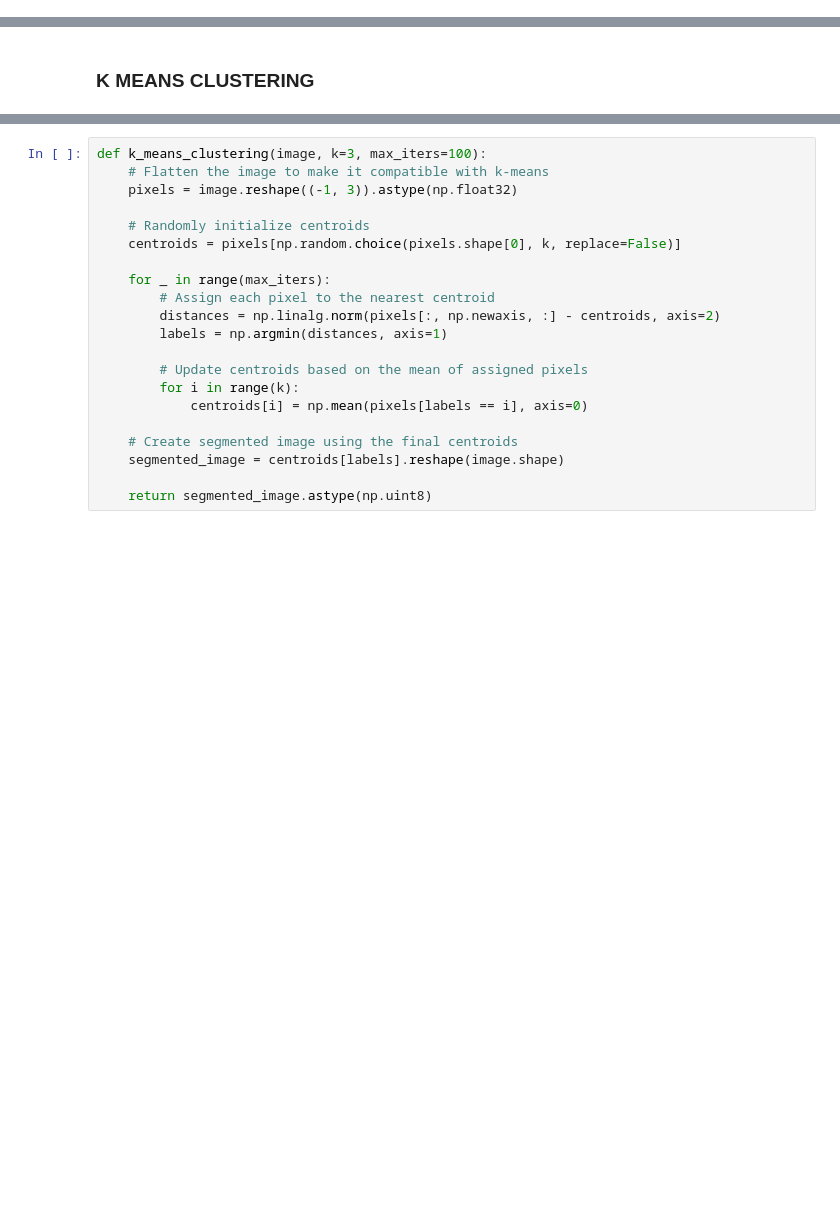
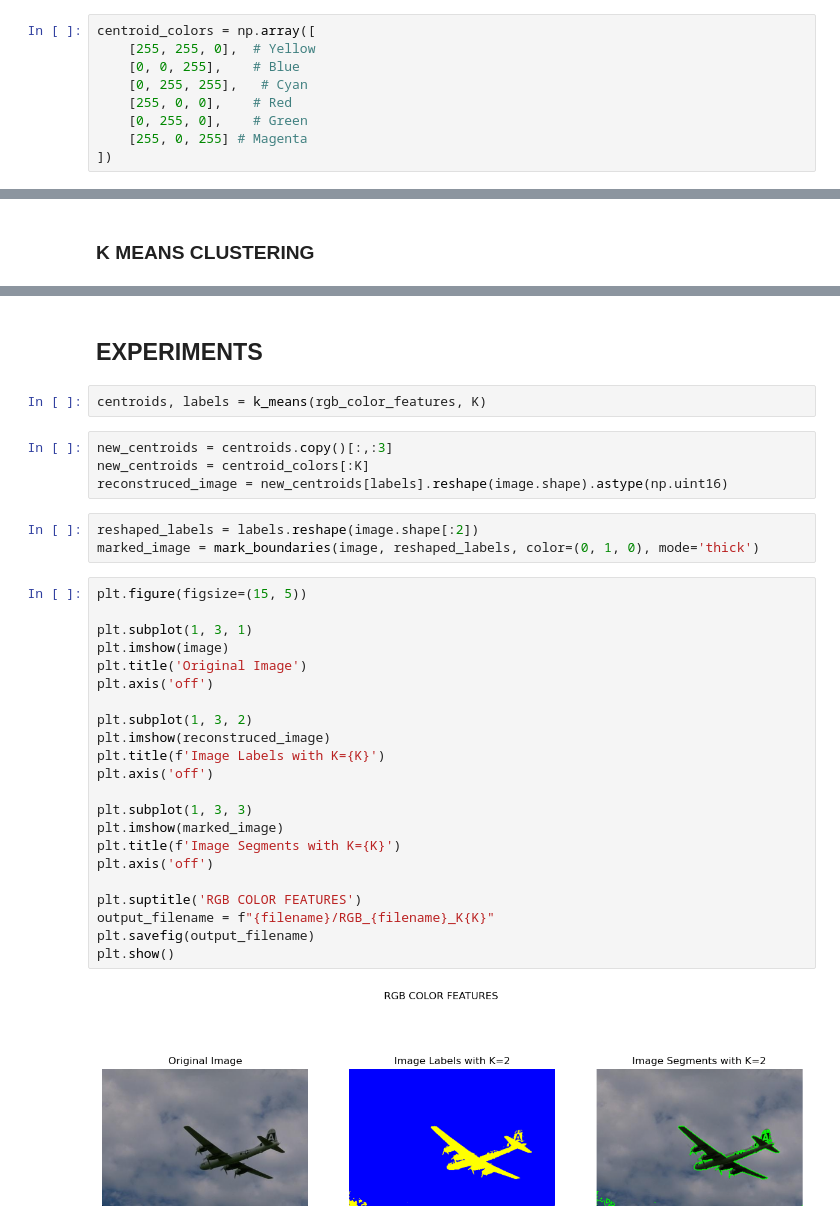
Before and after one commit to MalkocHasan/Image-Processing, a Jupyter notebook: Image Segmentation/main.ipynb, the cells around one changed output, grey strips where cells are left out. Saved outputs shown, nothing was run; the diff lists cells and outputs as text; blank space fills up the shorter version.

```diff
--- a/Image Segmentation/main.ipynb
+++ b/Image Segmentation/main.ipynb
@@ -20,3 +23,12 @@ plt.show()
+# %%
+centroid_colors = np.array([
+    [255, 255, 0],  # Yellow
+    [0, 0, 255],    # Blue
+    [0, 255, 255],   # Cyan
+    [255, 0, 0],    # Red
+    [0, 255, 0],    # Green
+    [255, 0, 255] # Magenta
+])
 # %% [markdown]
 ## Pixel-Level Features
 # %%
@@ -167,22 +134,36 @@ def k_means(X, K, max_iters=100):
-# %%
-def k_means_clustering(image, k=3, max_iters=100):
-    # Flatten the image to make it compatible with k-means
-    pixels = image.reshape((-1, 3)).astype(np.float32)
-
-    # Randomly initialize centroids
-    centroids = pixels[np.random.choice(pixels.shape[0], k, replace=False)]
-
-    for _ in range(max_iters):
-        # Assign each pixel to the nearest centroid
-        distances = np.linalg.norm(pixels[:, np.newaxis, :] - centroids, axis=2)
-        labels = np.argmin(distances, axis=1)
-
-        # Update centroids based on the mean of assigned pixels
-        for i in range(k):
-            centroids[i] = np.mean(pixels[labels == i], axis=0)
-
-    # Create segmented image using the final centroids
-    segmented_image = centroids[labels].reshape(image.shape)
-
-    return segmented_image.astype(np.uint8)
+# %% [markdown]
+## EXPERIMENTS
+# %%
+centroids, labels = k_means(rgb_color_features, K)
+# %%
+new_centroids = centroids.copy()[:,:3]
+new_centroids = centroid_colors[:K]
+reconstruced_image = new_centroids[labels].reshape(image.shape).astype(np.uint16)
+# %%
+reshaped_labels = labels.reshape(image.shape[:2])
+marked_image = mark_boundaries(image, reshaped_labels, color=(0, 1, 0), mode='thick')
+# %%
+plt.figure(figsize=(15, 5))
+
+plt.subplot(1, 3, 1)
+plt.imshow(image)
+plt.title('Original Image')
+plt.axis('off')
+
+plt.subplot(1, 3, 2)
+plt.imshow(reconstruced_image)
+plt.title(f'Image Labels with K={K}')
+plt.axis('off')
+
+plt.subplot(1, 3, 3)
+plt.imshow(marked_image)
+plt.title(f'Image Segments with K={K}')
+plt.axis('off')
+
+plt.suptitle('RGB COLOR FEATURES')
+output_filename = f"{filename}/RGB_{filename}_K{K}"
+plt.savefig(output_filename)
+plt.show()
+# %% [output]
+[figure, added]
 # %%
```
Also changed, not shown: parts of 27 cells of this notebook, 1 other file.
